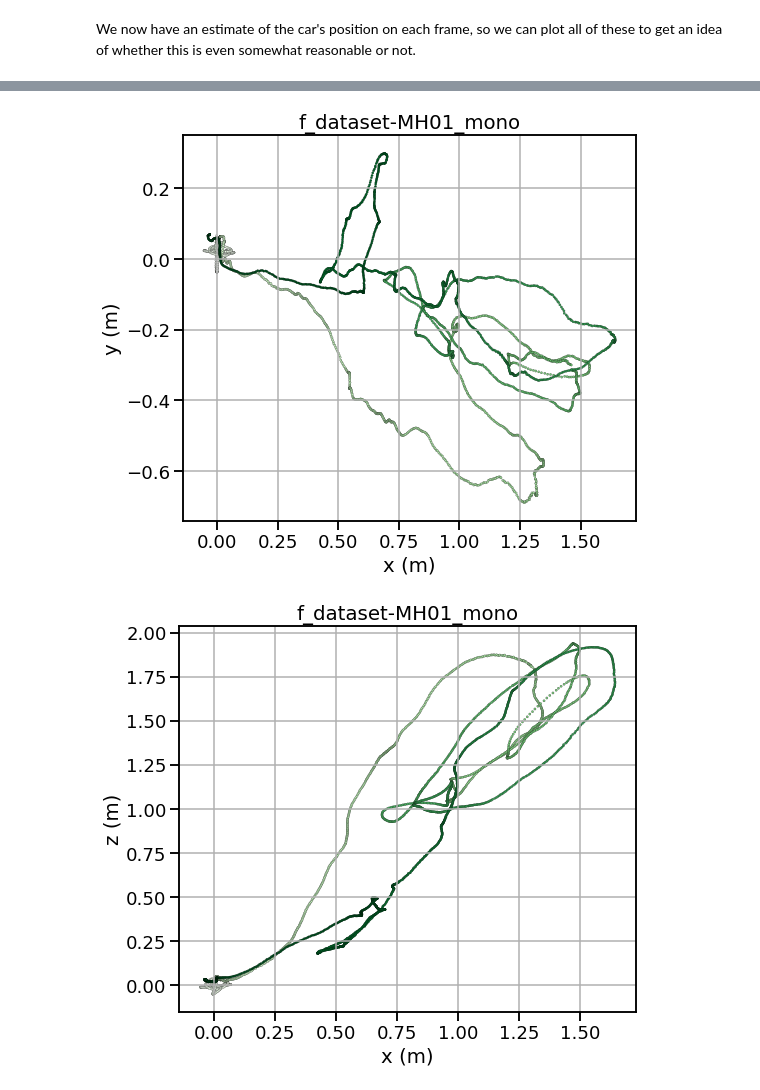
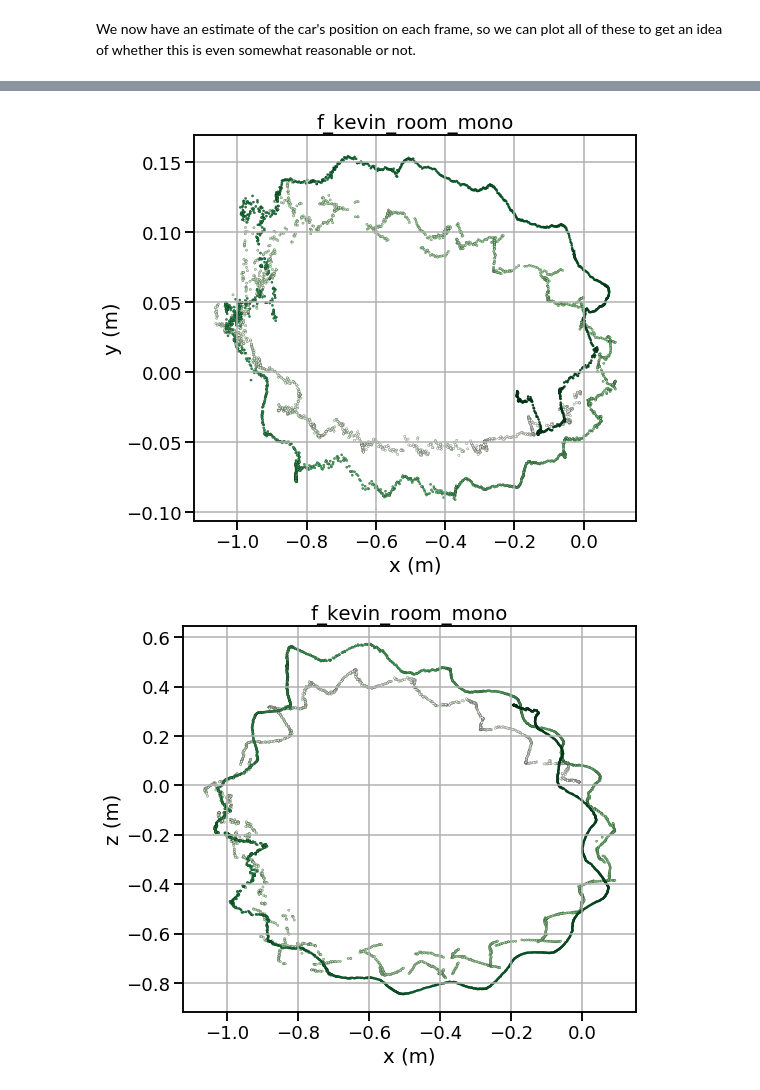
Before and after one commit to kevin-robb/orb_slam_implementation, a Jupyter notebook: results/plot_traj.ipynb, the cells around one changed output, grey strips where cells are left out. Drawn from its saved outputs; the diff is of its cells as text; code cells hidden in the pictures.

Commit message:
Add results and .yaml for RealSense 435 imageset in my room.

```diff
--- a/results/plot_traj.ipynb
+++ b/results/plot_traj.ipynb
@@ -14,9 +14,10 @@ from scipy.spatial.transform import Rotation as R
 # %% [markdown]
 The parameter `FILE_ID` sets which dataset will be used. Plots will be saved to the `plots` directory if the `SAVE_PLOTS` flag is set.
 # %%
-FILE_ID = "f_dataset-MH01_mono"
+# FILE_ID = "f_dataset-MH01_mono"
 # FILE_ID = "f_dataset_car_new_mono_2"
-SAVE_PLOTS = False
+FILE_ID = "f_kevin_room_mono"
+SAVE_PLOTS = True
 # %% [markdown]
 We read in the data as a pandas dataframe.
 # %%
@@ -78,5 +79,5 @@ plt.show()
 # %%
-def make_plot(x:str, y:str):
+def make_plot(x:str, y:str, SAVE_PLOTS=False):
     # make a plot for which the color changes as it goes on.
     plt.figure(figsize=(8,7))
     plt.grid(True)
@@ -94,8 +95,8 @@ def make_plot(x:str, y:str):
     plt.show()
 # %%
 make_plot("x","y")
-make_plot("x","z")
+make_plot("x","z",SAVE_PLOTS=SAVE_PLOTS)
 make_plot("y","z")
 # %% [output]
-[figure, old version]
+[figure, new version]
-[figure, old version]
+[figure, new version]
```
Also changed, not shown: parts of 6 cells of this notebook, 5 other files.
